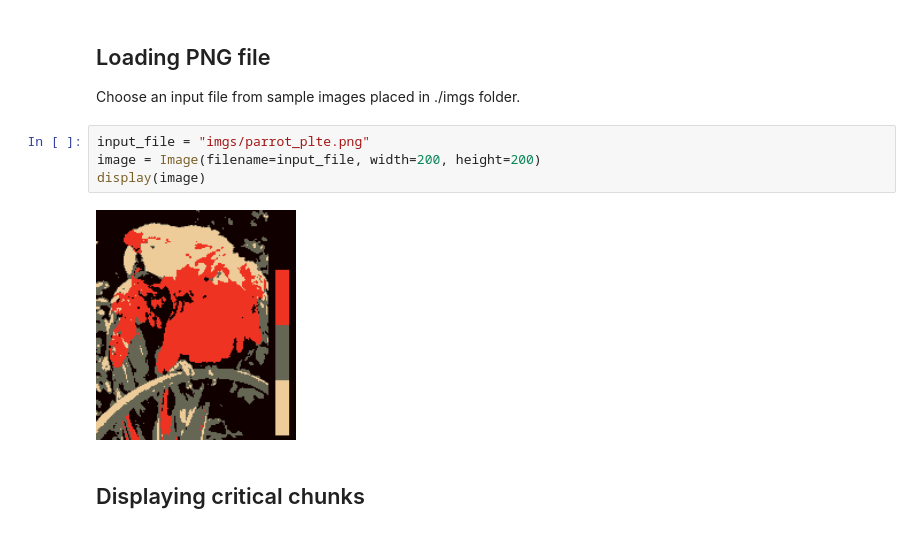
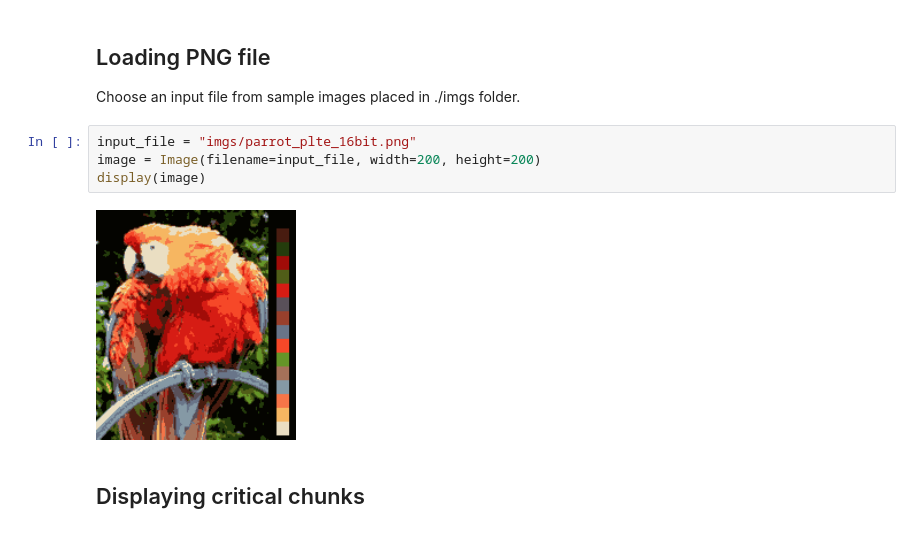
Before and after one commit to kocenko/PNG-Dissection, a Jupyter notebook: PNG_dissection.ipynb, the cells around one changed output. Drawn from its saved outputs; the diff is of its cells as text.

```diff
--- a/PNG_dissection.ipynb
+++ b/PNG_dissection.ipynb
@@ -13,11 +13,11 @@ from IPython.display import Image, display
 ## Loading PNG file
 Choose an input file from sample images placed in ./imgs folder.
 # %%
-input_file = "imgs/parrot_plte.png"
+input_file = "imgs/parrot_plte_16bit.png"
 image = Image(filename=input_file, width=200, height=200)
 display(image)
 # %% [output]
-[figure, old version]
+[figure, new version]
 # %% [markdown]
 ## Displaying critical chunks
 # %%
```
Also changed, not shown: parts of 4 cells of this notebook, 4 other files.
